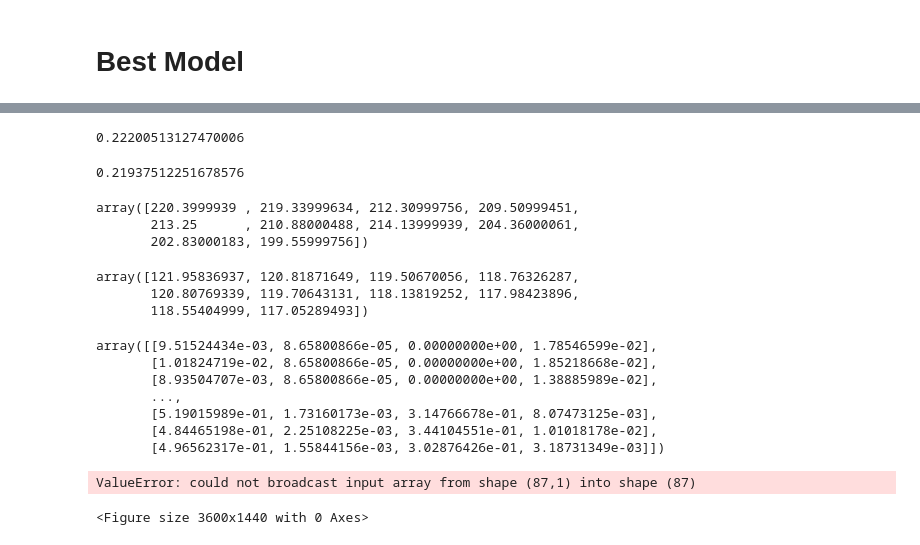
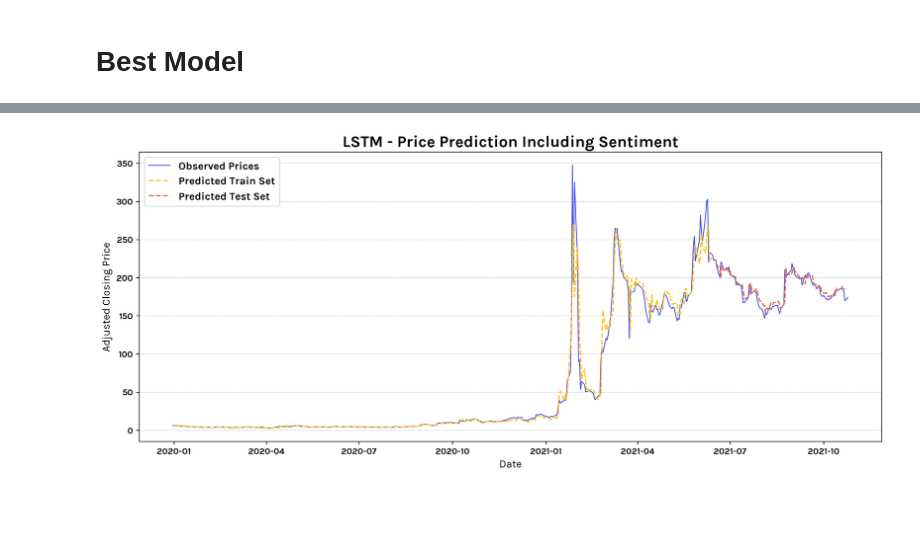
Before and after one commit to StefanWinterToo/Master-Thesis, a Jupyter notebook: App/LSTM_Predictor_WithSentiment.ipynb, the cells around one changed output, grey strips where cells are left out. Cells and saved outputs as stored; diff of their text form; code cells hidden in the pictures; blank space fills up the shorter version.

Commit message:
Updates model.

```diff
--- a/App/LSTM_Predictor_WithSentiment.ipynb
+++ b/App/LSTM_Predictor_WithSentiment.ipynb
@@ -134,7 +145,7 @@ def build_model(opt, d, l):
 param_list = []
 
 opti = ["rmsprop", "SGD", "Adam"]
-drop = [0, 0.1, 0.2, 0.5]
+drop = [0, 0.1, 0.2]
 l_back = [1, 2, 3, 4, 5]
 
 for l in l_back:
@@ -215,9 +284,17 @@ KeyError: 'val_root_mean_squared_error'
+# %%
+def build_model(opt, d, l):
+    model = Sequential()
+    model.add(LSTM(4, input_shape = (l, X_train.shape[2]), dropout = d)) # , return_sequences = True
+    # model.add(LSTM(4, input_shape = (1, LOOK_BACK))) # If more layers are included, the comment from above also needs to be included.
+    model.add(Dense(1))
+    model.compile(optimizer = opt, loss = 'mean_squared_error', metrics = 'RootMeanSquaredError')
+    return model
 # %%
 param_list = []
 
 opti = ["Adam"]
-drop = [0.5]
-l_back = [4]
+drop = [0]
+l_back = [1]
 
 for l in l_back:
     X_train, y_train = create_dataset(train_set, l)
@@ -269,66 +342,32 @@ testscore
-# %%
-# This should be the same without inverse scaling!!!
-y_pred = model.predict(X_test)
-math.sqrt(mean_squared_error(y_test, y_pred))
-# %% [output]
-0.22200513127470006
-# %%
-from sklearn.metrics import mean_absolute_error
-mean_absolute_error(y_test, y_pred)
-# %% [output]
-0.21937512251678576
-# %%
-y_test[:10]
-# %% [output]
-array([220.3999939 , 219.33999634, 212.30999756, 209.50999451,
-       213.25      , 210.88000488, 214.13999939, 204.36000061,
-       202.83000183, 199.55999756])
-# %%
-y_pred[:10]
-# %% [output]
-array([121.95836937, 120.81871649, 119.50670056, 118.76326287,
-       120.80769339, 119.70643131, 118.13819252, 117.98423896,
-       118.55404999, 117.05289493])
-# %%
-training_set_scaled
-# %% [output]
-array([[9.51524434e-03, 8.65800866e-05, 0.00000000e+00, 1.78546599e-02],
-       [1.01824719e-02, 8.65800866e-05, 0.00000000e+00, 1.85218668e-02],
-       [8.93504707e-03, 8.65800866e-05, 0.00000000e+00, 1.38885989e-02],
-       ...,
-       [5.19015989e-01, 1.73160173e-03, 3.14766678e-01, 8.07473125e-03],
-       [4.84465198e-01, 2.25108225e-03, 3.44104551e-01, 1.01018178e-02],
-       [4.96562317e-01, 1.55844156e-03, 3.02876426e-01, 3.18731349e-03]])
 # %%
 plt.rcParams['font.sans-serif'] = "Karla"
 plt.rcParams["font.weight"] = "bold"
 
 from matplotlib.pyplot import figure
 
 figure(figsize=(15, 6), dpi=240)
 
 trainPredictPlot = np.empty_like(training_set_scaled)
 trainPredictPlot[:, :] = np.nan
 trainPredictPlot = trainPredictPlot[:, 0]
 trainPredictPlot[l:len(trainPredict)+l] = trainPredict
 
 testPredictPlot = np.empty_like(training_set_scaled)
 testPredictPlot[:, :] = np.nan
 testPredictPlot = testPredictPlot[:, 0]
 testPredictPlot[len(trainPredict)+(l*2)+1:len(training_set_scaled)-1] = testPredict
 
 x = ts.Date
 
 plt.plot(x, sc.inverse_transform(training_set_scaled)[:, 0], color = "#3F4CEC", linewidth = 1, label = "Observed Prices")
-# plt.plot(x, trainPredictPlot, color = "#FFC322", linestyle='dashed', label = "Predicted Train Set")
+plt.plot(x, trainPredictPlot, color = "#FFC322", linestyle='dashed', label = "Predicted Train Set")
 plt.plot(x, testPredictPlot, color = "#E96744", linestyle='dashed', label = "Predicted Test Set")
 plt.legend(loc="upper left", prop={'size': 12})
 plt.ylabel("Adjusted Closing Price", fontsize = 12)
 plt.grid(axis = "y", linestyle = "dotted")
 plt.xlabel("Date", fontsize = 12)
 plt.title("LSTM - Price Prediction Including Sentiment", fontsize = 18, weight = "bold")
 
 plt.show()
 # %% [output]
-ValueError: could not broadcast input array from shape (87,1) into shape (87)
-<Figure size 3600x1440 with 0 Axes>
+[figure, added]
```
Also changed, not shown: parts of 8 cells of this notebook, 1 other file.
